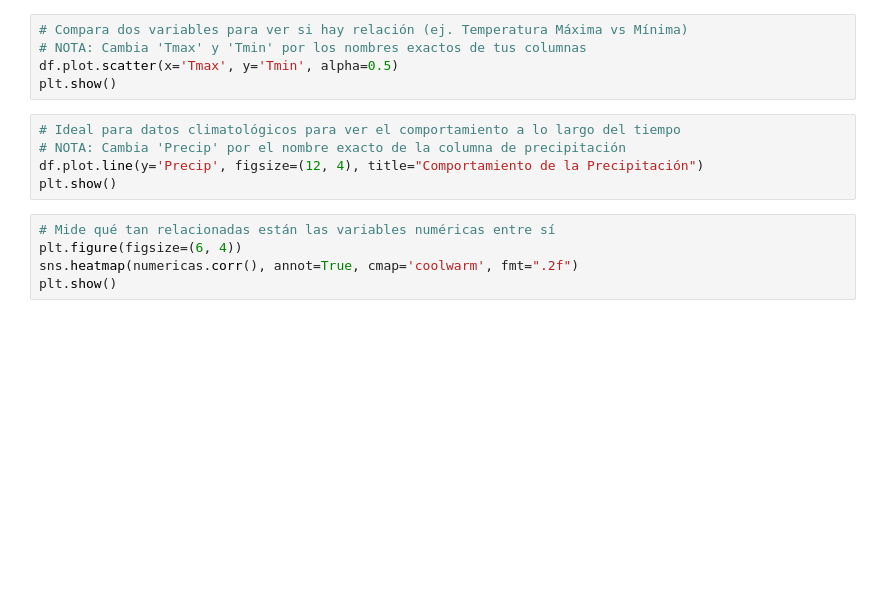
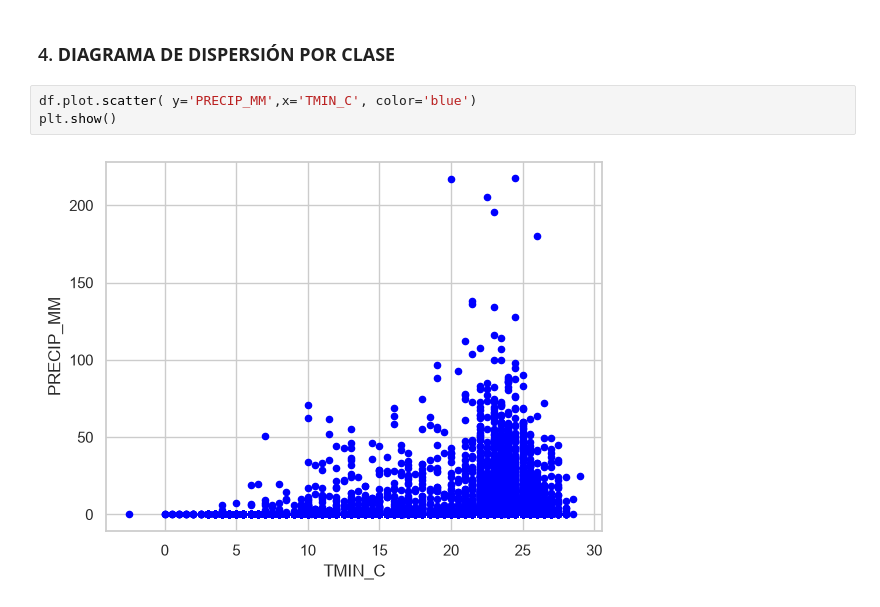
Before and after one commit to johan-aq/Procesamiento-de-archivo-TXT, a Jupyter notebook: ProcesamientoTXT.ipynb, the cells around one changed output. Cells and saved outputs as stored; diff of their text form; blank space fills up the shorter version.

```diff
--- a/ProcesamientoTXT.ipynb
+++ b/ProcesamientoTXT.ipynb
@@ -133,15 +205,7 @@ plt.show()
+# %% [markdown]
+### 4. **DIAGRAMA DE DISPERSIÓN POR CLASE**
 # %%
-# Compara dos variables para ver si hay relación (ej. Temperatura Máxima vs Mínima)
-# NOTA: Cambia 'Tmax' y 'Tmin' por los nombres exactos de tus columnas
-df.plot.scatter(x='Tmax', y='Tmin', alpha=0.5)
+df.plot.scatter( y='PRECIP_MM',x='TMIN_C', color='blue')
 plt.show()
+# %% [output]
+[figure, added]
-# %%
-# Ideal para datos climatológicos para ver el comportamiento a lo largo del tiempo
-# NOTA: Cambia 'Precip' por el nombre exacto de la columna de precipitación
-df.plot.line(y='Precip', figsize=(12, 4), title="Comportamiento de la Precipitación")
-plt.show()
-# %%
-# Mide qué tan relacionadas están las variables numéricas entre sí
-plt.figure(figsize=(6, 4))
-sns.heatmap(numericas.corr(), annot=True, cmap='coolwarm', fmt=".2f")
-plt.show()
```
Also changed, not shown: parts of 21 cells of this notebook.
